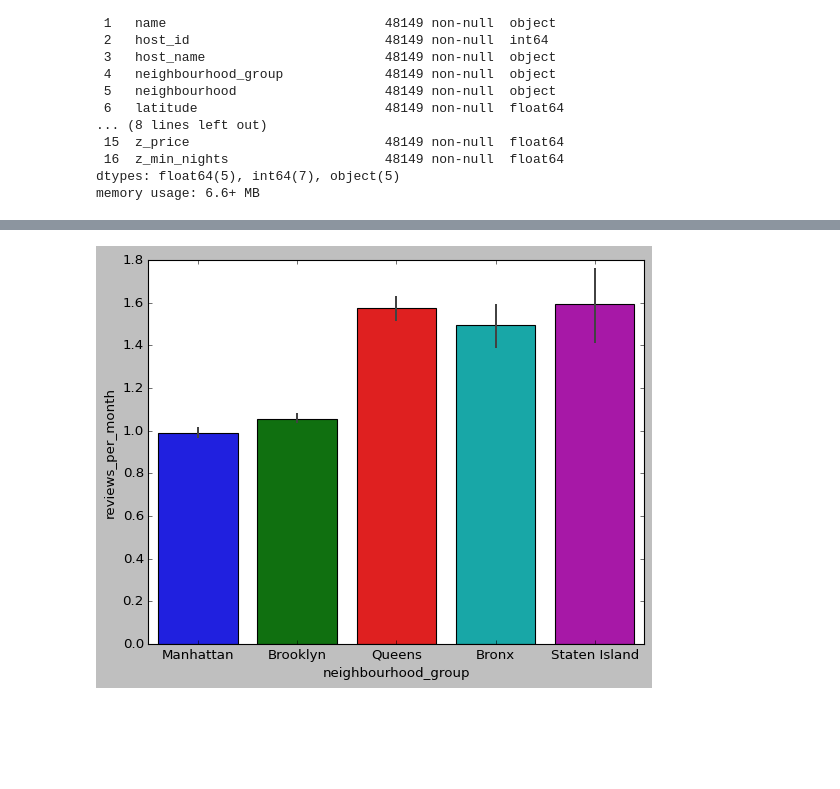
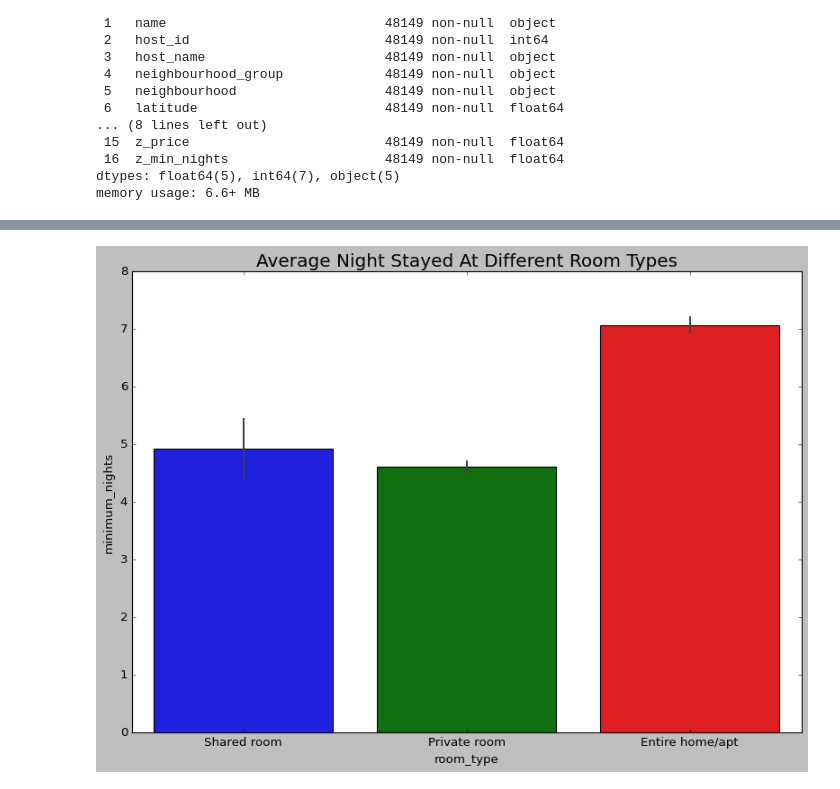
Before and after one commit to kashifkamran639/Airbnb-NYC-2019, a Jupyter notebook: Kashif_Kamran_Airbnb_Bookings_Analysis_Capstone_Project.ipynb, the cells around one changed output, grey strips where cells are left out. Cells and saved outputs as stored; diff of their text form; code cells hidden in the pictures; blank space fills up the shorter version.

```diff
--- a/Kashif_Kamran_Airbnb_Bookings_Analysis_Capstone_Project.ipynb
+++ b/Kashif_Kamran_Airbnb_Bookings_Analysis_Capstone_Project.ipynb
@@ -133 +209,8 @@ df_nyc.fillna({'reviews_per_month':0}, inplace=True)
+# %%
+def impute_median(series):
+    return series.fillna(series.median())
+# %%
+df.reviews_per_month=df["reviews_per_month"].transform(impute_median)
+# %%
+df =df.dropna(subset=['name', 'host_name'])
 # %%
@@ -158,4 +244,4 @@ df_nyc[df_nyc.price==0].shape
 # %% [markdown]
 We can clearly see the total of eleven entries need to be drop whose price is 0 so going forward excluding those entries having price = 0
 # %%
-df = df_nyc[df_nyc['price'] !=0]
+df = df[df['price'] !=0]
@@ -334,7 +456,10 @@ plt.show()
 # %%
-#neighbourhood_group - reviews_per_month
-result = df.groupby(["neighbourhood_group"])['reviews_per_month'].aggregate(np.median).reset_index().sort_values('reviews_per_month')
-sns.barplot(x='neighbourhood_group', y="reviews_per_month", data=df, order=result['neighbourhood_group']) #formerly: sns.barplot(x='Id', y="Speed", data=df, palette=colors, order=result['Id'])
+#room_type - minimum_nights
+plt.style.use('classic')
+plt.figure(figsize=(12,8))
+plt.title("Average Night Stayed At Different Room Types",color = 'black',fontsize = 18)
+result = df.groupby(["room_type"])['minimum_nights'].aggregate(np.median).reset_index().sort_values('minimum_nights')
+sns.barplot(x='room_type', y="minimum_nights", data=df, order=result['room_type']) #formerly: sns.barplot(x='Id', y="Speed", data=df, palette=colors, order=result['Id'])
 plt.show()
 # %% [output]
-[figure, old version]
+[figure, new version]
```
Also changed, not shown: parts of 70 cells of this notebook.
